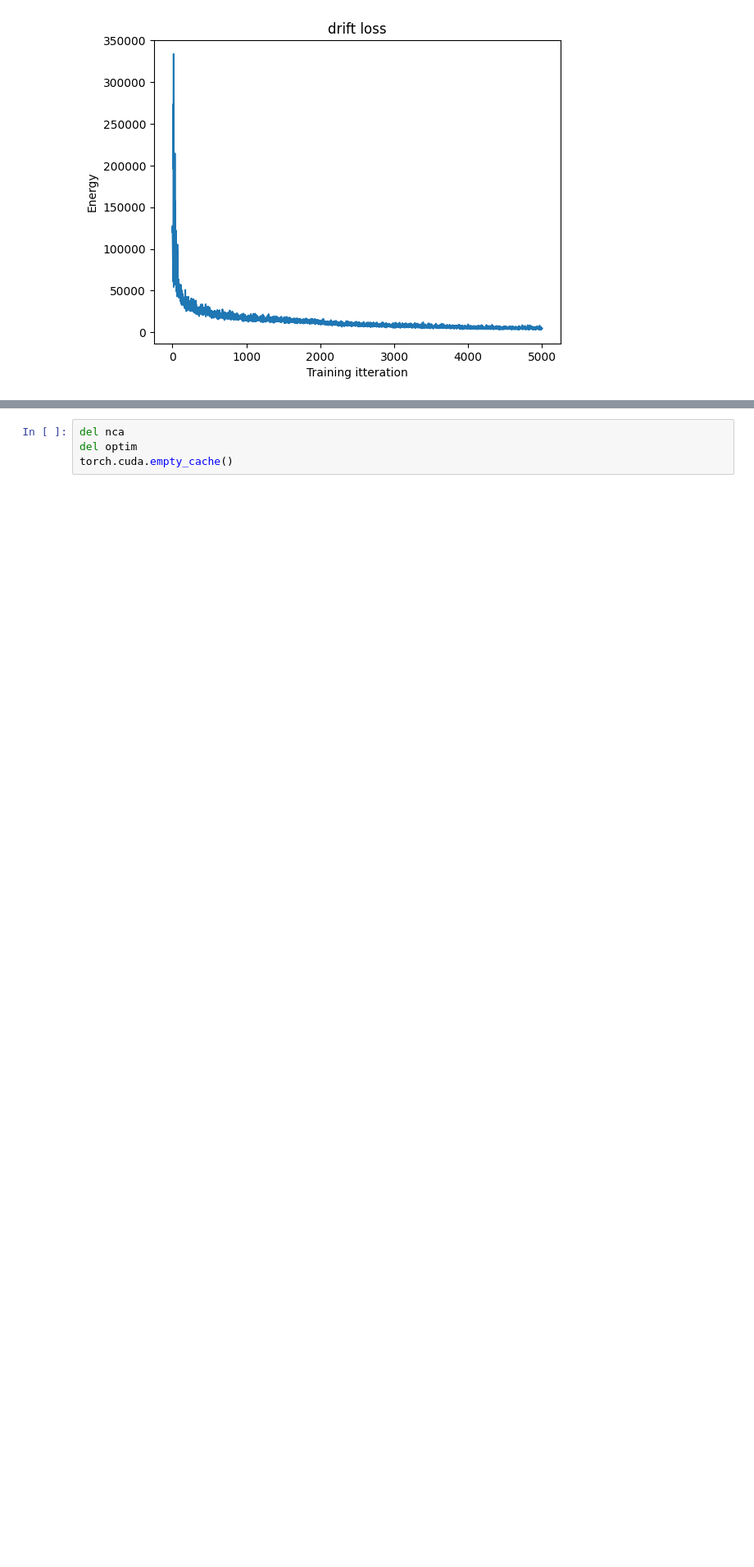
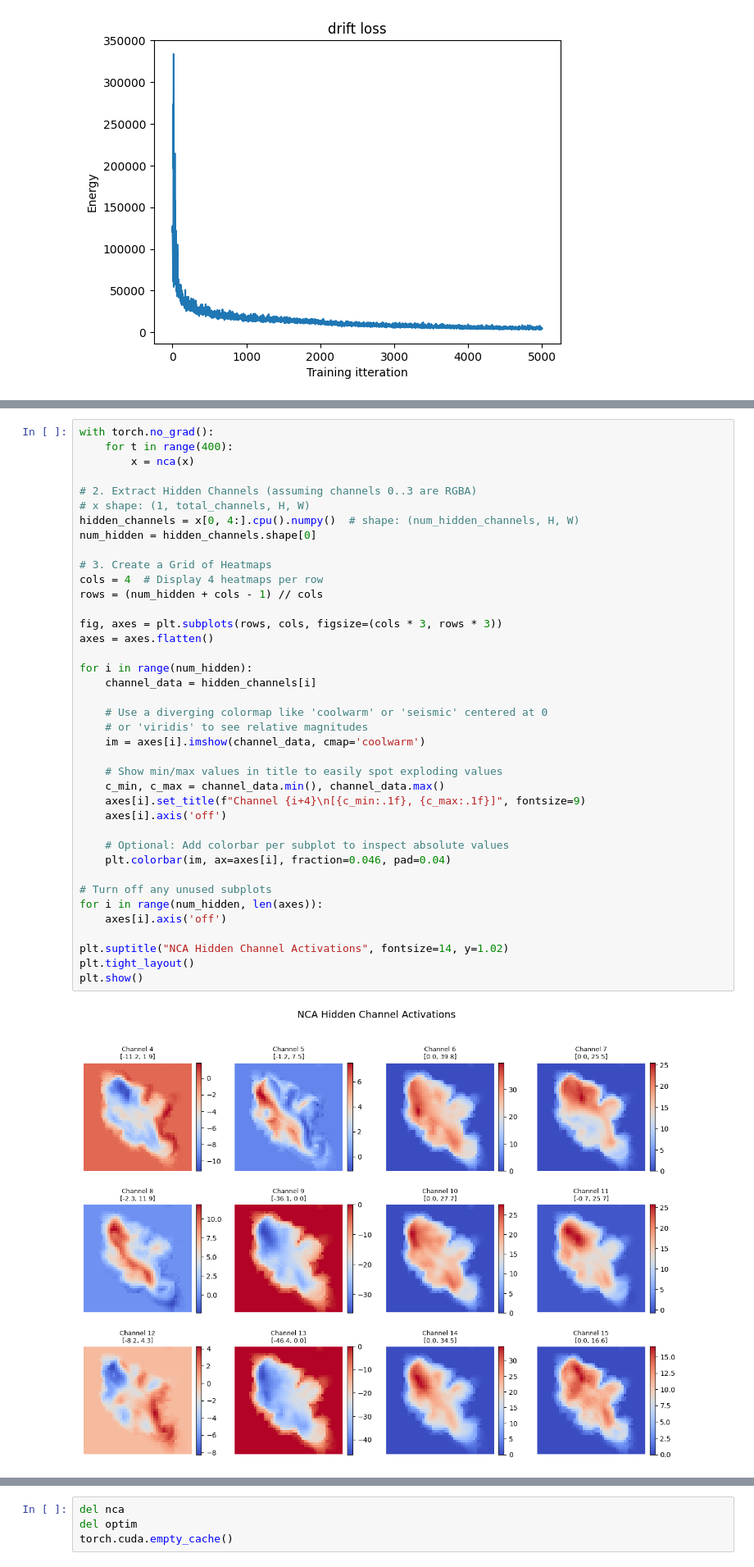
Before and after one commit to lshofsl/Advanced-topics-in-PoD-project-, a Jupyter notebook: EBM_NCA.ipynb, the cells around one changed output, grey strips where cells are left out. Shown at 82% size. Cells and saved outputs as stored; diff of their text form; blank space fills up the shorter version.

```diff
--- a/EBM_NCA.ipynb
+++ b/EBM_NCA.ipynb
@@ -307,3 +363,44 @@ visualize_growth(nca, seed)
+# %%
+with torch.no_grad():
+    for t in range(400):
+        x = nca(x)
+
+# 2. Extract Hidden Channels (assuming channels 0..3 are RGBA)
+# x shape: (1, total_channels, H, W)
+hidden_channels = x[0, 4:].cpu().numpy()  # shape: (num_hidden_channels, H, W)
+num_hidden = hidden_channels.shape[0]
+
+# 3. Create a Grid of Heatmaps
+cols = 4  # Display 4 heatmaps per row
+rows = (num_hidden + cols - 1) // cols
+
+fig, axes = plt.subplots(rows, cols, figsize=(cols * 3, rows * 3))
+axes = axes.flatten()
+
+for i in range(num_hidden):
+    channel_data = hidden_channels[i]
+
+    # Use a diverging colormap like 'coolwarm' or 'seismic' centered at 0
+    # or 'viridis' to see relative magnitudes
+    im = axes[i].imshow(channel_data, cmap='coolwarm')
+
+    # Show min/max values in title to easily spot exploding values
+    c_min, c_max = channel_data.min(), channel_data.max()
+    axes[i].set_title(f"Channel {i+4}\n[{c_min:.1f}, {c_max:.1f}]", fontsize=9)
+    axes[i].axis('off')
+
+    # Optional: Add colorbar per subplot to inspect absolute values
+    plt.colorbar(im, ax=axes[i], fraction=0.046, pad=0.04)
+
+# Turn off any unused subplots
+for i in range(num_hidden, len(axes)):
+    axes[i].axis('off')
+
+plt.suptitle("NCA Hidden Channel Activations", fontsize=14, y=1.02)
+plt.tight_layout()
+plt.show()
+# %% [output]
+[figure, added]
 # %%
 ## Damage experiments
 
```
Also changed, not shown: parts of 5 cells of this notebook.
